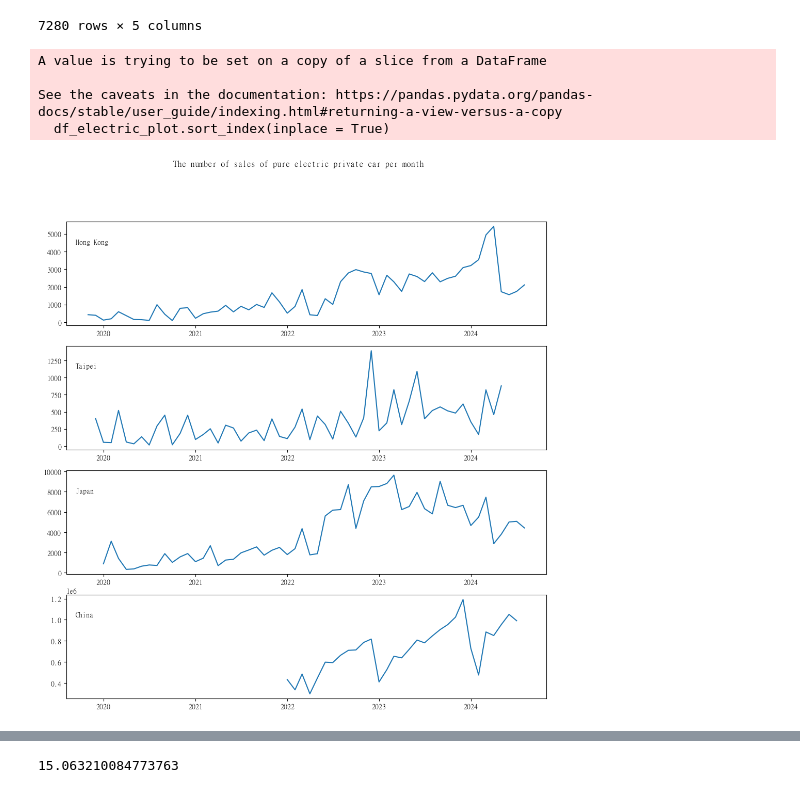
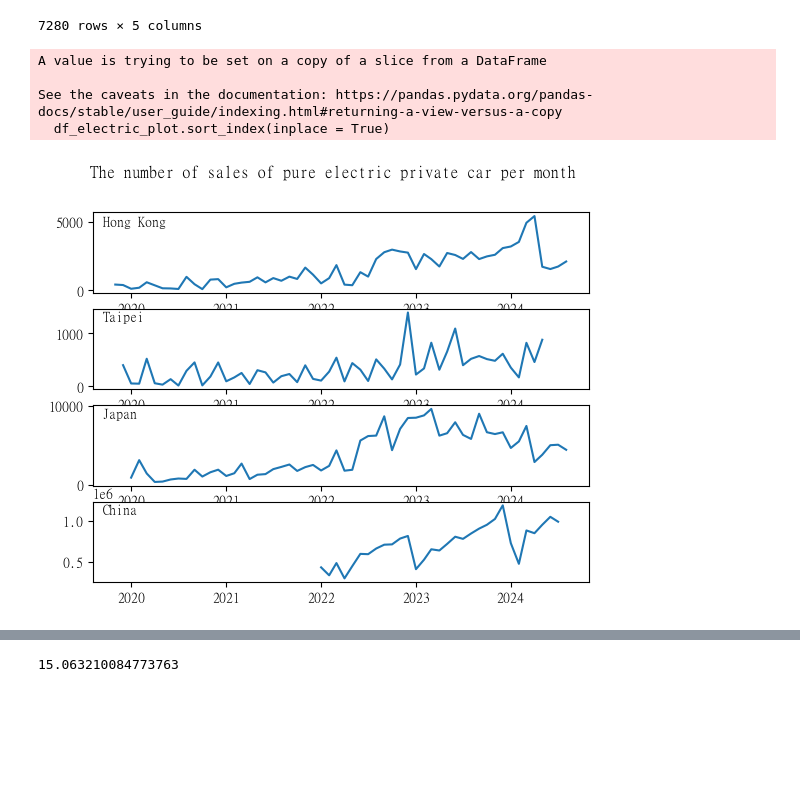
Before and after one commit to lilyleungch/erbscope99, a Jupyter notebook: data_cleansing/KK_HK_Data/projecttest-1.ipynb, the cells around one changed output, grey strips where cells are left out. Saved outputs shown, nothing was run; the diff lists cells and outputs as text; code cells hidden in the pictures; blank space fills up the shorter version.

Commit message:
Revert "update legend"
This reverts commit 041798bf36a127fbd513c575fe68f4e7c182825a.

```diff
--- a/data_cleansing/KK_HK_Data/projecttest-1.ipynb
+++ b/data_cleansing/KK_HK_Data/projecttest-1.ipynb
@@ -595,30 +595,29 @@ taipei_sales_electric_small.index = pd.to_datetime(taipei_sales_electric_small['
 # %%
 import matplotlib.pyplot as plt
 
 
 df_electric_plot = master_df[master_df['Fuel Type']=='Electric']
 df_electric_plot.sort_index(inplace = True)
-plt.figure(figsize=(12, 12))
 ax1 = plt.subplot(411)
 ax1.set_title('Hong Kong', loc='left', y=0.75, x=0.02, fontsize='medium')
 plt.plot(df_electric_plot.index, df_electric_plot['Count'])
 plt.suptitle('The number of sales of pure electric private car per month')
 ax2= plt.subplot(412,sharex=ax1)
 ax2.set_title('Taipei', loc='left', y=0.75, x=0.02, fontsize='medium')
 plt.plot(taipei_sales_electric_small.index, taipei_sales_electric_small['Count'])
 ax3= plt.subplot(413,sharex=ax1)
 ax3.set_title('Japan', loc='left', y=0.75, x=0.02, fontsize='medium')
 plt.plot(df_jp.index, df_jp['BEV Number of units'])
 ax4= plt.subplot(414,sharex=ax1)
 ax4.set_title('China', loc='left', y=0.75, x=0.02, fontsize='medium')
 plt.plot(china_EV_sales.index, china_EV_sales["sales('0000)"]*10000)
 plt.show()
 # %% [output]
 A value is trying to be set on a copy of a slice from a DataFrame
 
 See the caveats in the documentation: https://pandas.pydata.org/pandas-docs/stable/user_guide/indexing.html#returning-a-view-versus-a-copy
   df_electric_plot.sort_index(inplace = True)
-[figure, old version]
+[figure, new version]
 # %%
 import pandas as pd
 import numpy as np
```
Also changed, not shown: parts of 3 cells of this notebook, 1 other file.
